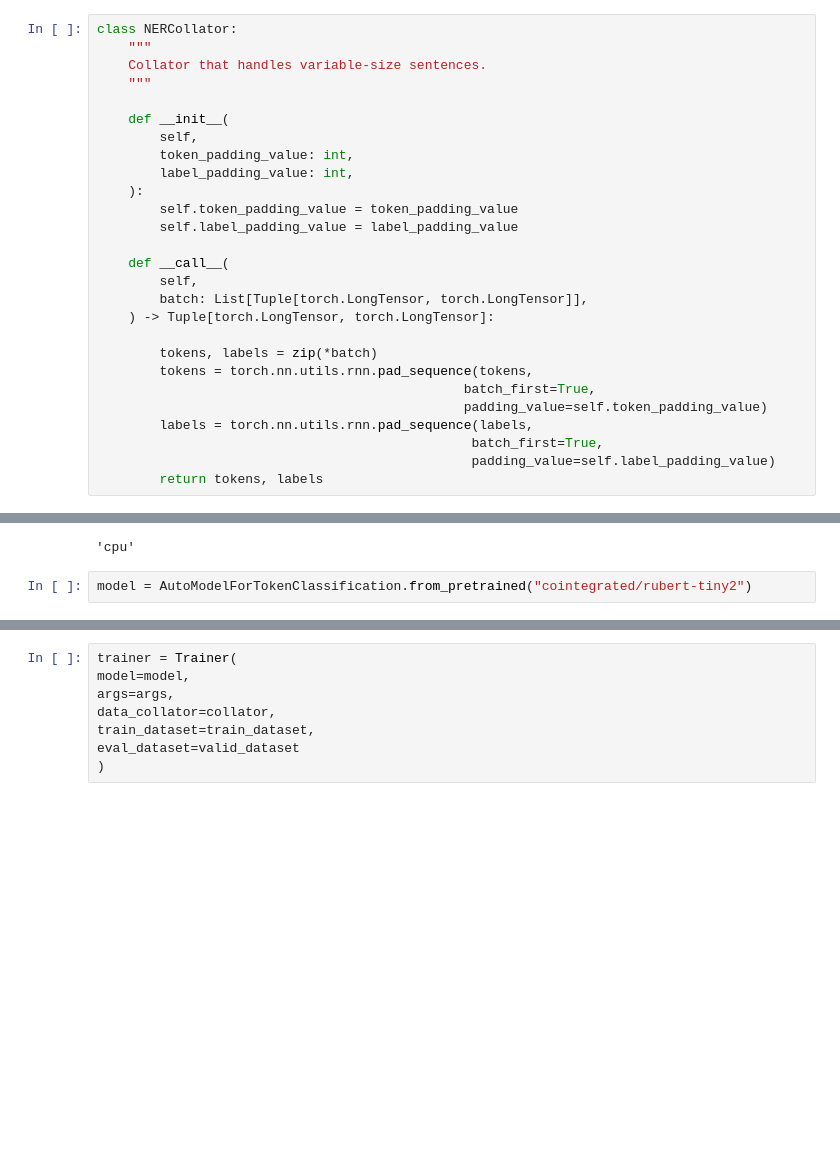
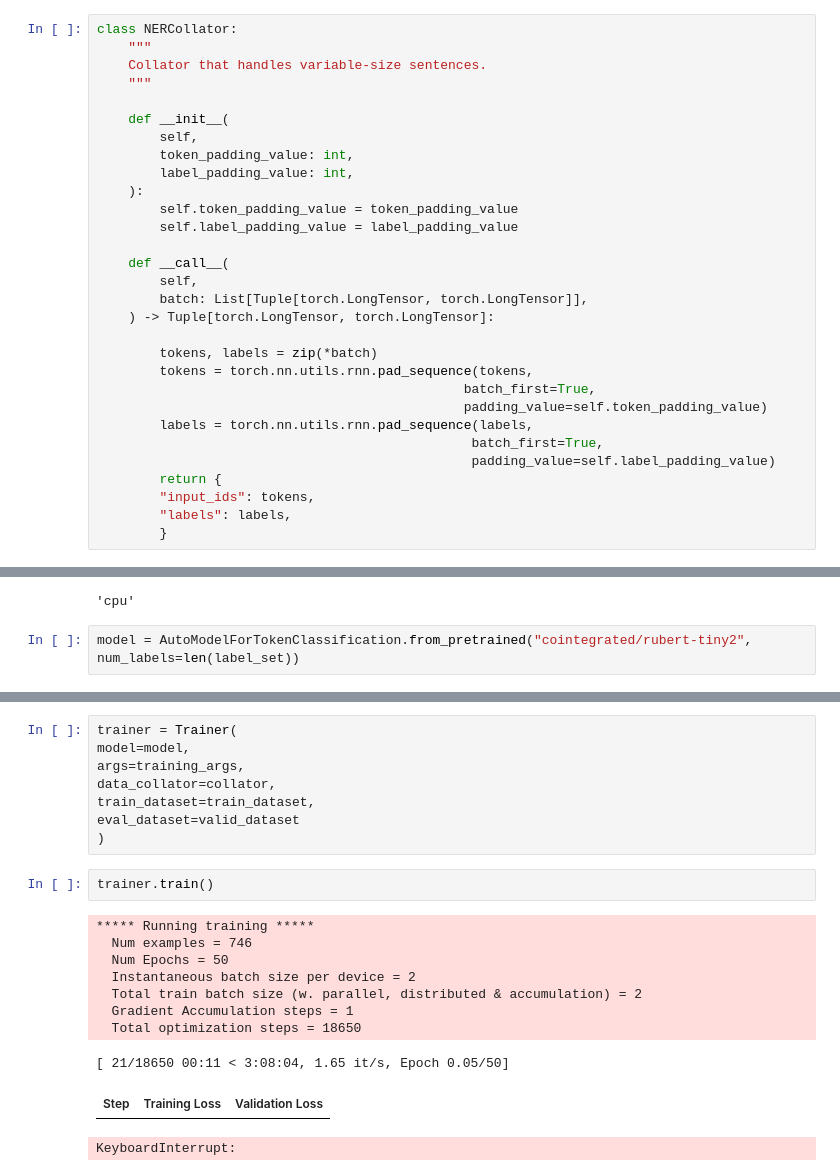
Before and after one commit to DYDKA4/text, a Jupyter notebook: 3-TASK/model.ipynb, the cells around one changed output, grey strips where cells are left out. Saved outputs shown, nothing was run; the diff lists cells and outputs as text; blank space fills up the shorter version.

```diff
--- a/3-TASK/model.ipynb
+++ b/3-TASK/model.ipynb
@@ -425,7 +425,10 @@ class NERCollator:
         labels = torch.nn.utils.rnn.pad_sequence(labels,
                                                 batch_first=True,
                                                 padding_value=self.label_padding_value)
-        return tokens, labels
+        return {
+        "input_ids": tokens,
+        "labels": labels,
+        }
 # %%
 collator = NERCollator(
     token_padding_value=tokenizer.pad_token_id,
@@ -437,5 +440,5 @@ device
 # %% [output]
 'cpu'
 # %%
-model = AutoModelForTokenClassification.from_pretrained("cointegrated/rubert-tiny2")
+model = AutoModelForTokenClassification.from_pretrained("cointegrated/rubert-tiny2", num_labels=len(label_set))
 # %% [output]
@@ -459,8 +477,21 @@ training_args = TrainingArguments(
 # %%
 trainer = Trainer(
 model=model,
-args=args,
+args=training_args,
 data_collator=collator,
 train_dataset=train_dataset,
 eval_dataset=valid_dataset
 )
+# %%
+trainer.train()
+# %% [output]
+***** Running training *****
+  Num examples = 746
+  Num Epochs = 50
+  Instantaneous batch size per device = 2
+  Total train batch size (w. parallel, distributed & accumulation) = 2
+  Gradient Accumulation steps = 1
+  Total optimization steps = 18650
+[ 21/18650 00:11 < 3:08:04, 1.65 it/s, Epoch 0.05/50]
+| Step | Training Loss | Validation Loss |
+KeyboardInterrupt:
```
Also changed, not shown: parts of 3 cells of this notebook.
